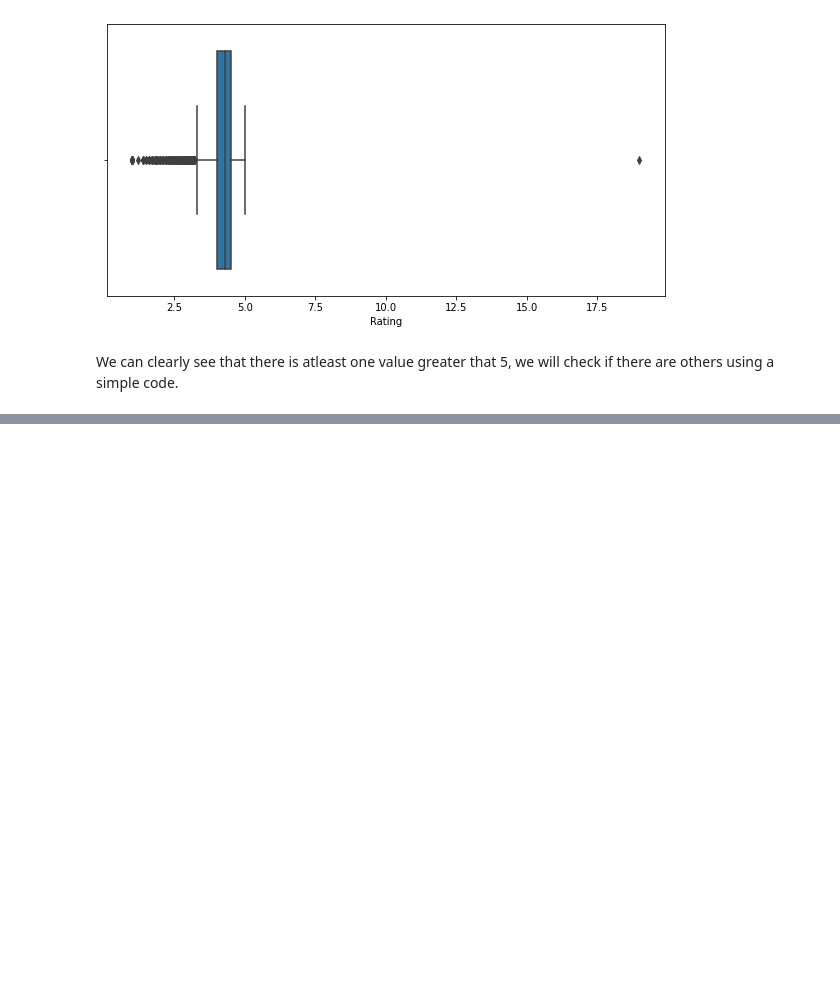
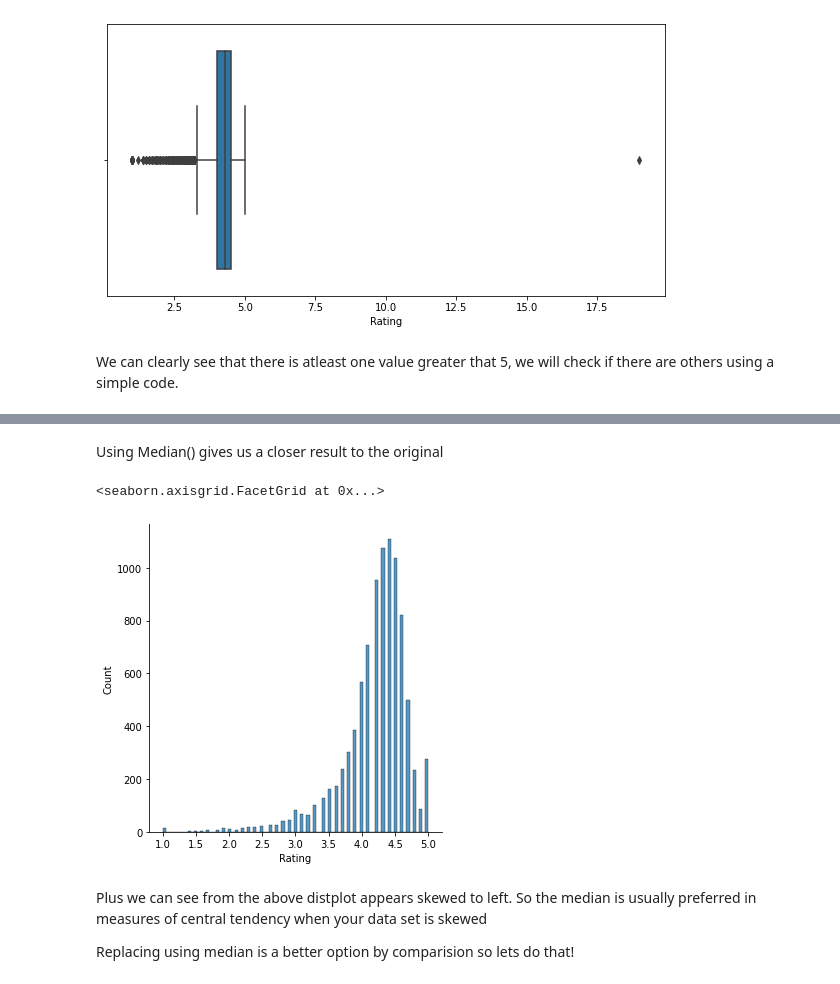
Before and after one commit to kishor0896/playstorereviewanalysis, a Jupyter notebook: Copy_of_Copy_of_Copy_of_Play_Store_App_Review_Analysis_Capstone_Project.ipynb, the cells around one changed output, grey strips where cells are left out. Saved outputs shown, nothing was run; the diff lists cells and outputs as text; code cells hidden in the pictures; blank space fills up the shorter version.

```diff
--- a/Copy_of_Copy_of_Copy_of_Play_Store_App_Review_Analysis_Capstone_Project.ipynb
+++ b/Copy_of_Copy_of_Copy_of_Play_Store_App_Review_Analysis_Capstone_Project.ipynb
@@ -176,0 +238,12 @@ df_app[df_app['Rating'] > 5]
+# %% [markdown]
+
+Using Median() gives us a closer result to the original
+# %%
+sns.displot(df_app['Rating'])
+# %% [output]
+<seaborn.axisgrid.FacetGrid at 0x...>
+[figure, added]
+# %% [markdown]
+Plus we can see from the above distplot appears skewed to left. So the median is usually preferred in measures of central tendency when your data set is skewed
+
+Replacing using median is a better option by comparision so lets do that!
```
Also changed, not shown: parts of 54 cells of this notebook.
